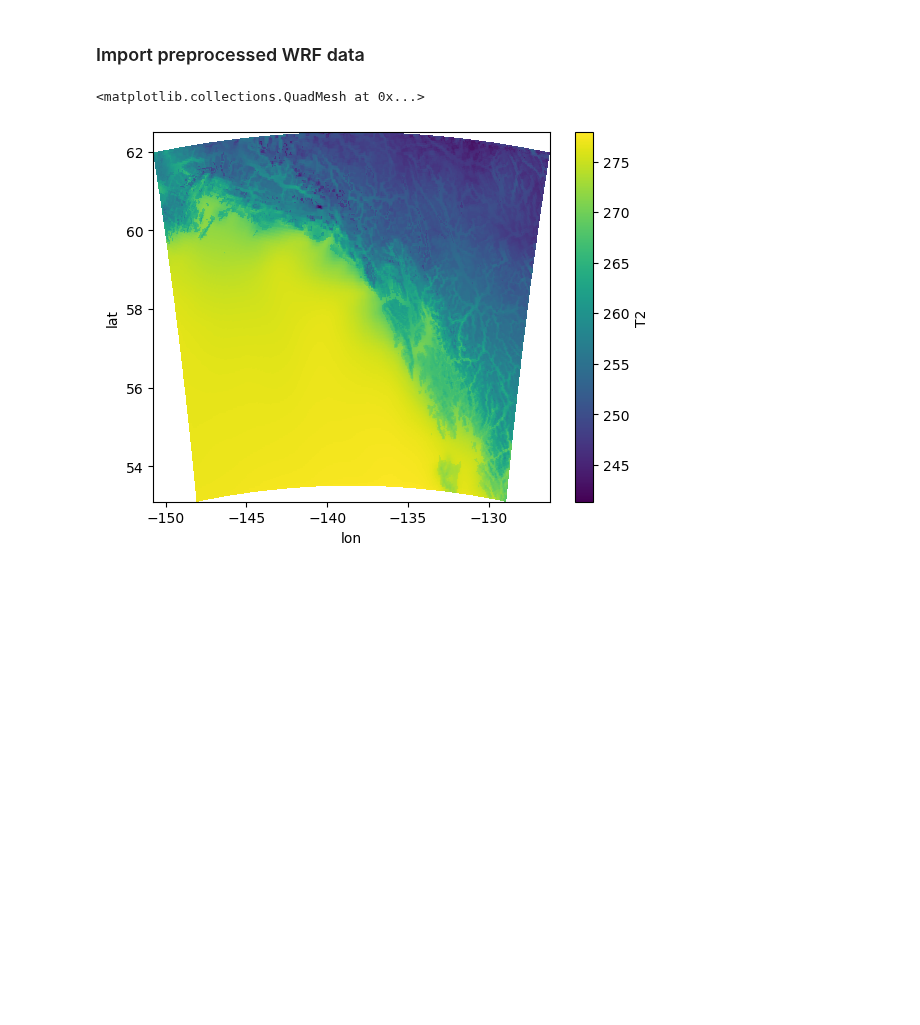
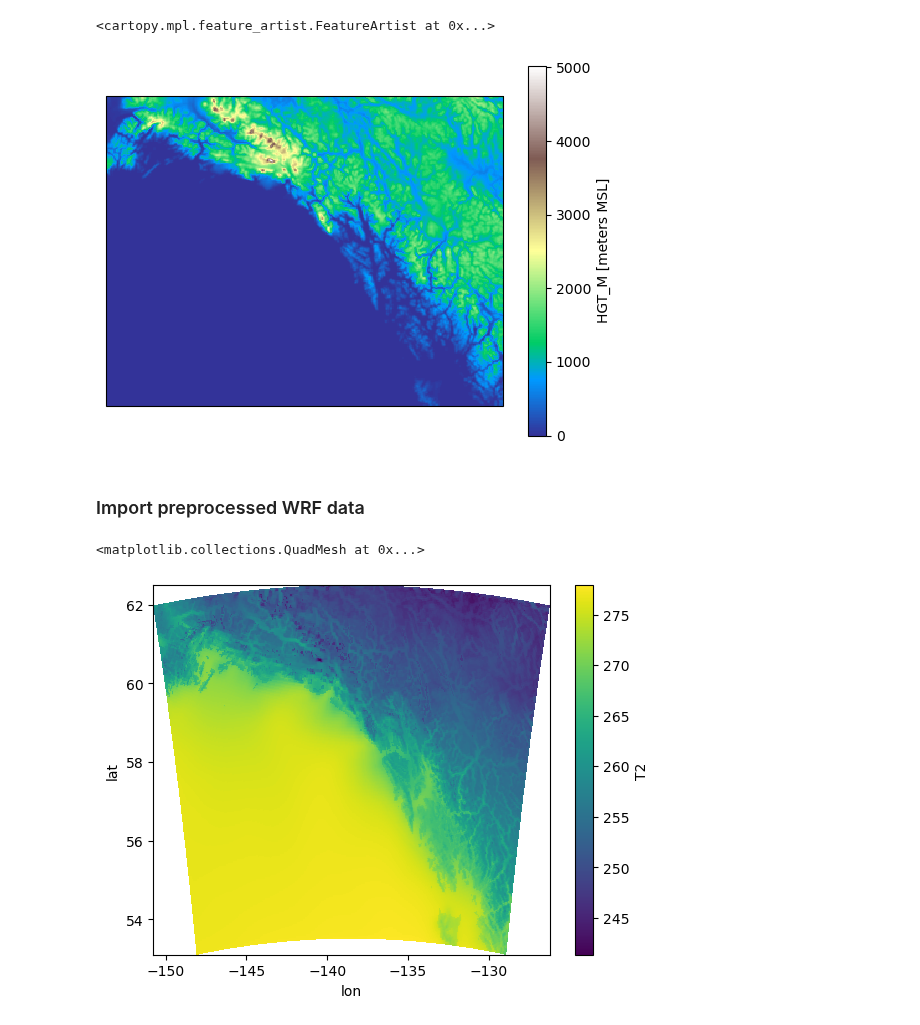
Before and after one commit to dlnash/SEAK_climatology, a Jupyter notebook: analysis/SEAK-WRF-projection-test.ipynb, the cells around one changed output. Cells and saved outputs as stored; diff of their text form; code cells hidden in the pictures; blank space fills up the shorter version.

```diff
--- a/analysis/SEAK-WRF-projection-test.ipynb
+++ b/analysis/SEAK-WRF-projection-test.ipynb
@@ -49,3 +47,7 @@ elif server == 'comet':
     path_to_wrf = path_to_data + 'downloads/SEAK-WRF/'
 path_to_out  = '../out/'       # output files (numerical results, intermediate datafiles) -- read & write
 path_to_figs = '../figs/'      # figures
+# %%
+## Open southwest_geo.nc to pull projection information
+ds = xr.open_dataset(path_to_data + 'downloads/geo_southeast.nc')
+ds
@@ -52,3 +72,19 @@ path_to_figs = '../figs/'      # figures
+# %%
+# Define the projection
+globe = ccrs.Globe(ellipse='sphere', semimajor_axis=6370000, semiminor_axis=6370000)
+lcc = ccrs.LambertConformal(globe=globe, # important!
+                            central_longitude=ds.STAND_LON, central_latitude=ds.MOAD_CEN_LAT,
+                            standard_parallels=(ds.TRUELAT1, ds.TRUELAT2),
+                            )
+ax = plt.axes(projection=lcc)
+ds.HGT_M.plot(x='west_east', y='south_north', ax=ax, transform=lcc, cmap='terrain')
+ax.coastlines()
+ax.add_feature(cfeature.BORDERS, linestyle='-')
+
+# ax.set_extent([xx.min(), xx.max(), yy.min(), yy.max()], crs=lcc)
+# %% [output]
+<cartopy.mpl.feature_artist.FeatureArtist at 0x...>
+[figure, added]
 # %%
 ### TODO: make a yaml dict
 ext1 = [-141., -130., 54., 61.] # extent of SEAK
```
Also changed, not shown: parts of 2 cells of this notebook, 4 other files.
